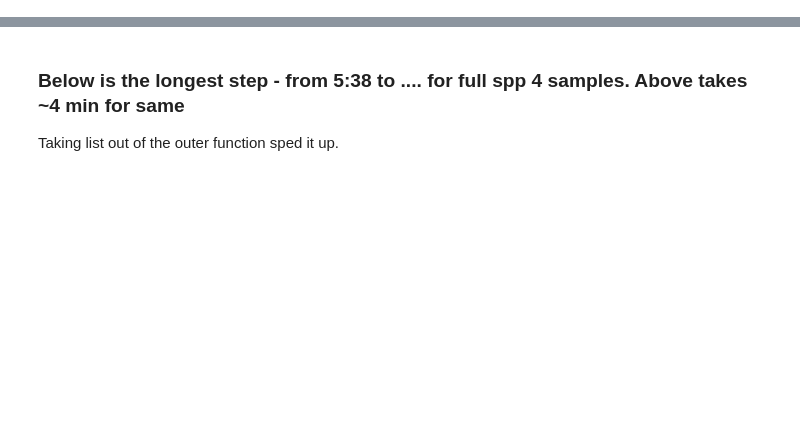
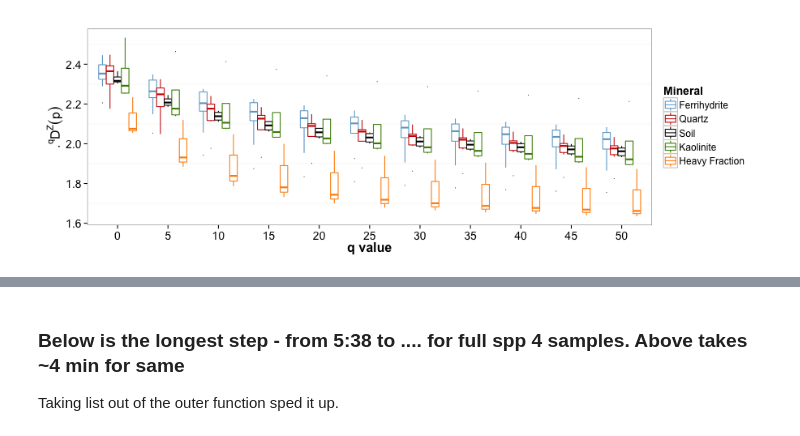
Before and after one commit to TheaWhitman/Mineral16S, a Jupyter notebook: manuscript_figures/Hill Number - Doll et al. (2013).ipynb, the cells around one changed output, grey strips where cells are left out. Cells and saved outputs as stored; diff of their text form; code cells hidden in the pictures; blank space fills up the shorter version.

```diff
--- a/manuscript_figures/Hill Number - Doll et al. (2013).ipynb
+++ b/manuscript_figures/Hill Number - Doll et al. (2013).ipynb
@@ -115,0 +279,40 @@ Li = t(t(dist.nodes(phy)[1:taxa, Bnode]))
+# %%
+%%R
+d = read.csv("qDzpAllMonths-c1.csv")
+d$q = as.factor(d$q)
+d$Month = as.factor(d$Month)
+levels(d$Month) = c("1 month","2 months", "2.5 months")
+levels(d$Trtmt) = c("Ferrihydrite","Heavy Fraction","Kaolinite","Quartz","Soil")
+d$Trtmt = factor(d$Trtmt, levels=c("Ferrihydrite","Quartz","Soil","Kaolinite","Heavy Fraction"))
+# %%
+%%R -w 900 -h 300
+
+
+d = d%>%
+    filter(Month=="2 months")
+
+p = ggplot(d,aes(x=q,y=qDzp, colour=Trtmt, stat="summary", fun.y="mean"))
+
+p = p + geom_boxplot(outlier.size=0.5)
+#p = p + geom_point(size=2)
+
+#p = p + facet_wrap(~Trtmt, scales="free")
+
+p = p + theme_bw()
+p = p + labs(y=parse(text='.^q*D^Z*(p)'), x="q value")
+p = p + theme(axis.title.x = element_text(size = 16, face="bold"),
+              axis.title.y = element_text(size = 16, face="bold"),
+              axis.text = element_text(size=14),
+              legend.title = element_text(size=14),
+              legend.text = element_text(size = 12),
+              panel.grid.major= element_blank(),
+              strip.background = element_blank(),
+              strip.text=element_text(size=14, face="bold"))
+p = p + guides(colour = guide_legend(title="Mineral"))
+p = p + scale_colour_manual(values=c("skyblue3","red3","black","chartreuse4","darkorange","gold1"))
+#p = p + scale_colour_manual(values=c("red","darkorange","gold1"))
+#p = p + xlim(values=c(0,55))
+
+p
+# %% [output]
+[figure, added]
```
Also changed, not shown: parts of 61 cells of this notebook, 28 other files.
